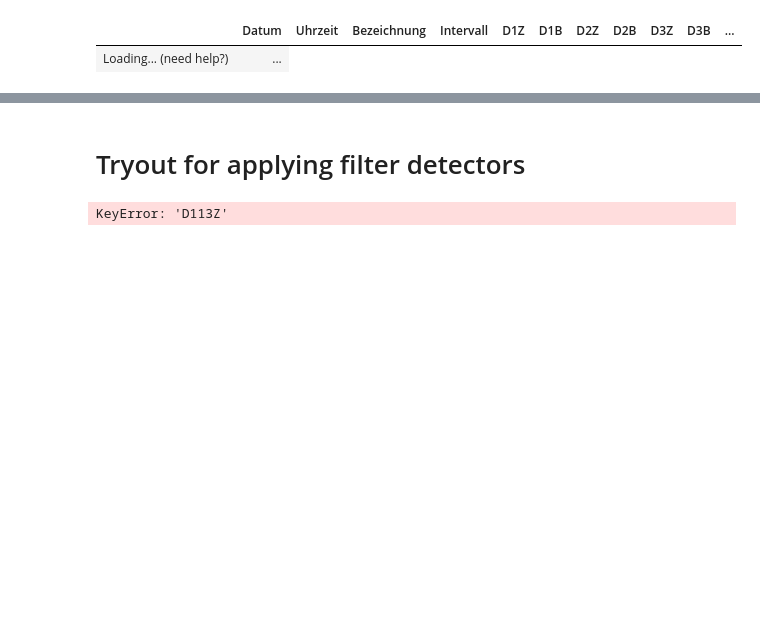
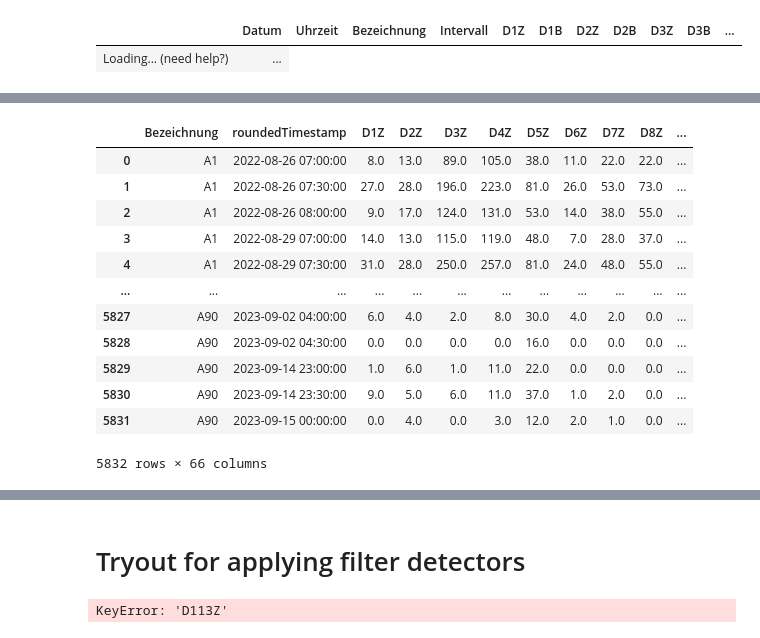
Before and after one commit to cathrinr/driving_change, a Jupyter notebook: trafficdata_exploration.ipynb, the cells around one changed output, grey strips where cells are left out. Cells and saved outputs as stored; diff of their text form; code cells hidden in the pictures; blank space fills up the shorter version.

```diff
--- a/trafficdata_exploration.ipynb
+++ b/trafficdata_exploration.ipynb
@@ -101,3 +123,23 @@ relevant_intersections_df
+# %%
+pattern = r'\w\d{1,3}B'
+
+
+relevant_intersections_df = relevant_intersections_df.drop(columns=[col for col in relevant_intersections_df.columns if pd.Series(col).str.contains(pattern).any()])
+relevant_intersections_df
+# %% [output]
+|  | Bezeichnung | roundedTimestamp | D1Z | D2Z | D3Z | D4Z | D5Z | D6Z | D7Z | D8Z | ... |
+| 0 | A1 | 2022-08-26 07:00:00 | 8.0 | 13.0 | 89.0 | 105.0 | 38.0 | 11.0 | 22.0 | 22.0 | ... |
+| 1 | A1 | 2022-08-26 07:30:00 | 27.0 | 28.0 | 196.0 | 223.0 | 81.0 | 26.0 | 53.0 | 73.0 | ... |
+| 2 | A1 | 2022-08-26 08:00:00 | 9.0 | 17.0 | 124.0 | 131.0 | 53.0 | 14.0 | 38.0 | 55.0 | ... |
+| 3 | A1 | 2022-08-29 07:00:00 | 14.0 | 13.0 | 115.0 | 119.0 | 48.0 | 7.0 | 28.0 | 37.0 | ... |
+| 4 | A1 | 2022-08-29 07:30:00 | 31.0 | 28.0 | 250.0 | 257.0 | 81.0 | 24.0 | 48.0 | 55.0 | ... |
+| ... | ... | ... | ... | ... | ... | ... | ... | ... | ... | ... | ... |
+| 5827 | A90 | 2023-09-02 04:00:00 | 6.0 | 4.0 | 2.0 | 8.0 | 30.0 | 4.0 | 2.0 | 0.0 | ... |
+| 5828 | A90 | 2023-09-02 04:30:00 | 0.0 | 0.0 | 0.0 | 0.0 | 16.0 | 0.0 | 0.0 | 0.0 | ... |
+| 5829 | A90 | 2023-09-14 23:00:00 | 1.0 | 6.0 | 1.0 | 11.0 | 22.0 | 0.0 | 0.0 | 0.0 | ... |
+| 5830 | A90 | 2023-09-14 23:30:00 | 9.0 | 5.0 | 6.0 | 11.0 | 37.0 | 1.0 | 2.0 | 0.0 | ... |
+| 5831 | A90 | 2023-09-15 00:00:00 | 0.0 | 4.0 | 0.0 | 3.0 | 12.0 | 2.0 | 1.0 | 0.0 | ... |
+5832 rows × 66 columns
 # %%
 #drop all columns that contain only NaNs
 relevant_intersections_df.replace(np.nan, None, inplace=True)
```
Also changed, not shown: parts of 6 cells of this notebook, 3 other files.
